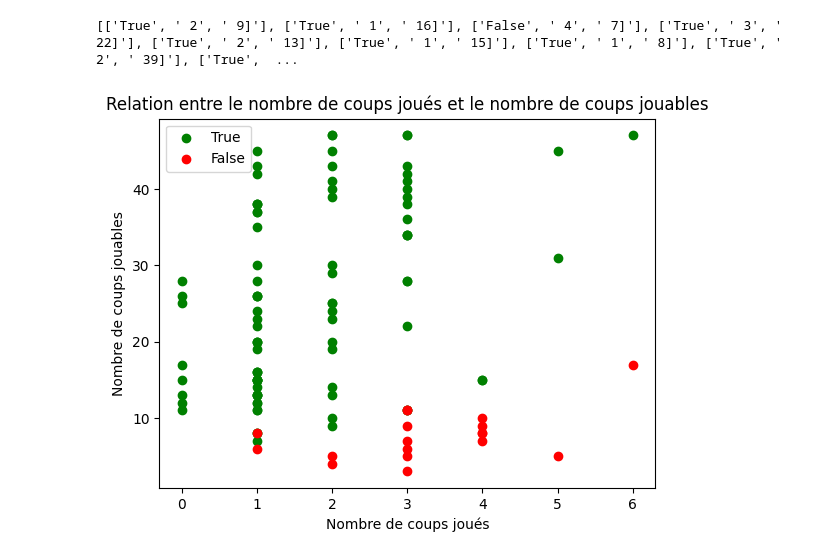
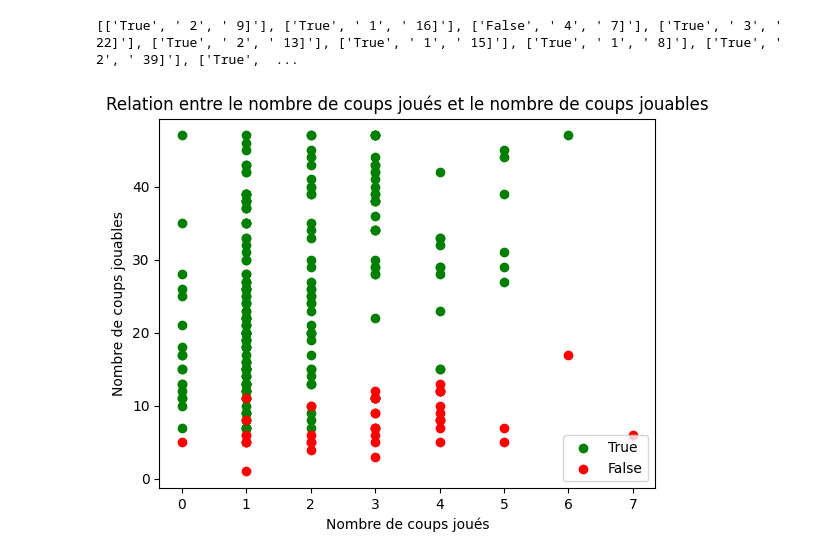
Before and after one commit to Nestallum/Argumentation_TER, a Jupyter notebook: stats_and_analysis.ipynb, the cells around one changed output. Cells and saved outputs as stored; diff of their text form; code cells hidden in the pictures.

```diff
--- a/stats_and_analysis.ipynb
+++ b/stats_and_analysis.ipynb
@@ -223,5 +221,5 @@ for i in range(2,8):
 # %%
-def number_argument_play(dfs):
+def number_argument_play_all_point(dfs):
 
     dpn = []
 
@@ -237,7 +235,7 @@ def number_argument_play(dfs):
 
     return dpn
 
-data=number_argument_play(liste_of_df)
+data=number_argument_play_all_point(liste_of_df)
 print(data)
 
 
@@ -248,34 +246,34 @@ cleaned_data = [[d[0].strip(), d[1].strip(), d[2].strip()] for d in data]
 true_values = [(int(d[1]), int(d[2][:-1])) for d in cleaned_data if d[0] == 'True']
 false_values = [(int(d[1]), int(d[2][:-1])) for d in cleaned_data if d[0] == 'False']
 
 # Vérifier si les listes sont vides
 if true_values:
     true_x, true_y = zip(*true_values)
 else:
     true_x, true_y = [], []
 
 if false_values:
     false_x, false_y = zip(*false_values)
 else:
     false_x, false_y = [], []
 
 # Créer le graphique
 plt.scatter(true_x, true_y, color='green', label='True')
 plt.scatter(false_x, false_y, color='red', label='False')
 
 # Ajouter une légende
 plt.legend()
 
 # Ajouter des étiquettes
 plt.xlabel('Nombre de coups joués')
 plt.ylabel('Nombre de coups jouables')
 
 # Afficher le graphique
 plt.title('Relation entre le nombre de coups joués et le nombre de coups jouables')
 plt.show()
 # %% [output]
 [['True', ' 2', ' 9]'], ['True', ' 1', ' 16]'], ['False', ' 4', ' 7]'], ['True', ' 3', ' 22]'], ['True', ' 2', ' 13]'], ['True', ' 1', ' 15]'], ['True', ' 1', ' 8]'], ['True', ' 2', ' 39]'], ['True',  ...
-[figure, old version]
+[figure, new version]
 # %%
 import os
 import shutil
```
Also changed, not shown: parts of 5 cells of this notebook, 1 other file.
